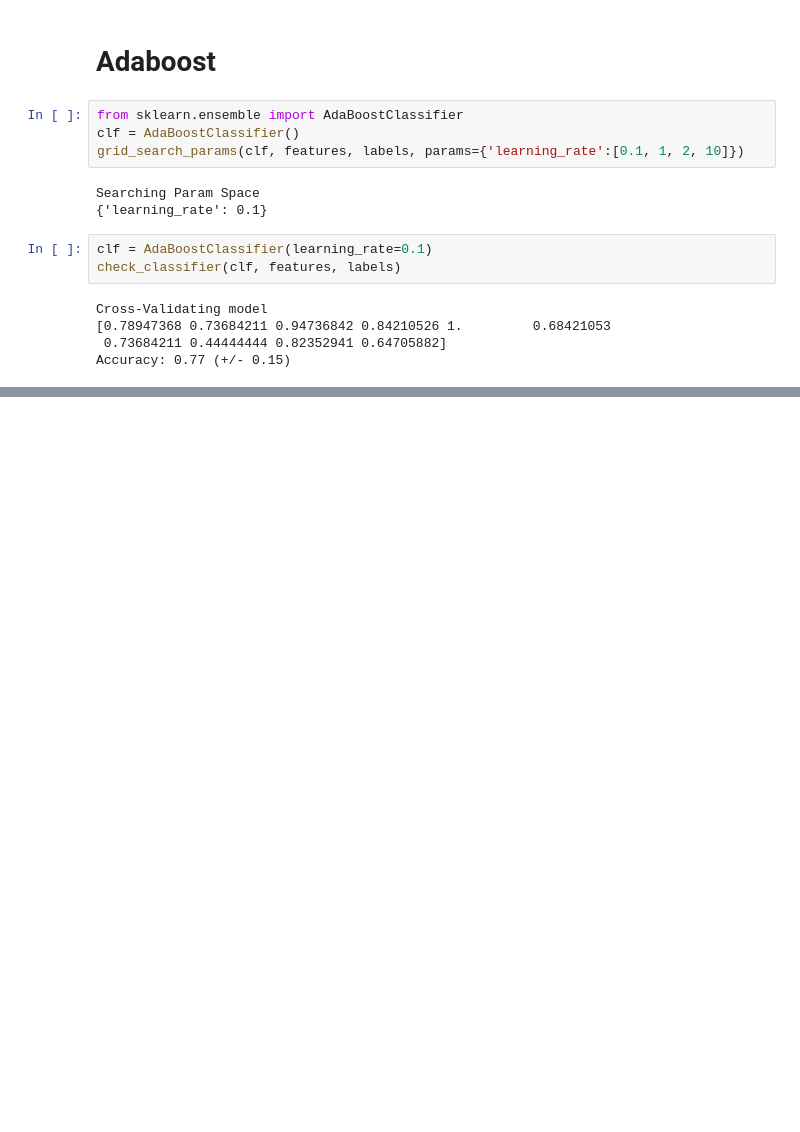
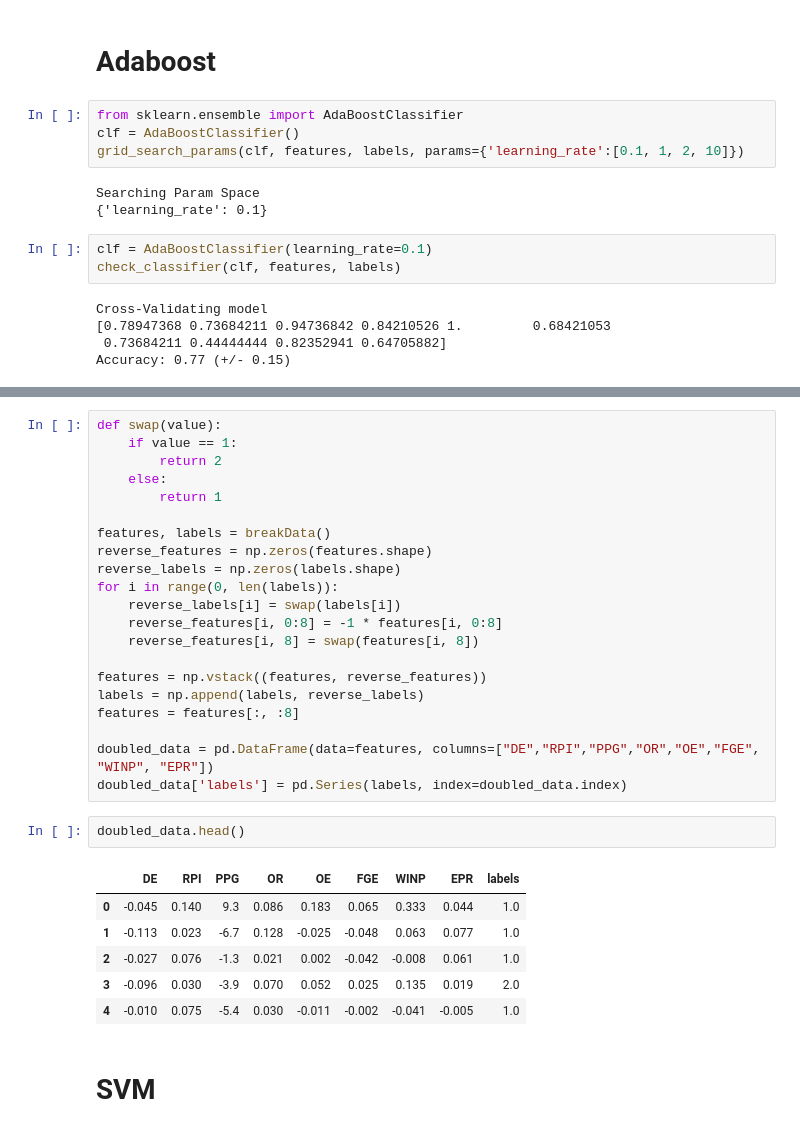
Before and after one commit to aparande/March-Madness, a Jupyter notebook: Analysis.ipynb, the cells around one changed output, grey strips where cells are left out. Drawn from its saved outputs; the diff is of its cells as text; blank space fills up the shorter version.

```diff
--- a/Analysis.ipynb
+++ b/Analysis.ipynb
@@ -366,0 +460,32 @@ Accuracy: 0.77 (+/- 0.15)
+# %%
+def swap(value):
+    if value == 1:
+        return 2
+    else:
+        return 1
+
+features, labels = breakData()
+reverse_features = np.zeros(features.shape)
+reverse_labels = np.zeros(labels.shape)
+for i in range(0, len(labels)):
+    reverse_labels[i] = swap(labels[i])
+    reverse_features[i, 0:8] = -1 * features[i, 0:8]
+    reverse_features[i, 8] = swap(features[i, 8])
+
+features = np.vstack((features, reverse_features))
+labels = np.append(labels, reverse_labels)
+features = features[:, :8]
+
+doubled_data = pd.DataFrame(data=features, columns=["DE","RPI","PPG","OR","OE","FGE", "WINP", "EPR"])
+doubled_data['labels'] = pd.Series(labels, index=doubled_data.index)
+# %%
+doubled_data.head()
+# %% [output]
+|  | DE | RPI | PPG | OR | OE | FGE | WINP | EPR | labels |
+| 0 | -0.045 | 0.140 | 9.3 | 0.086 | 0.183 | 0.065 | 0.333 | 0.044 | 1.0 |
+| 1 | -0.113 | 0.023 | -6.7 | 0.128 | -0.025 | -0.048 | 0.063 | 0.077 | 1.0 |
+| 2 | -0.027 | 0.076 | -1.3 | 0.021 | 0.002 | -0.042 | -0.008 | 0.061 | 1.0 |
+| 3 | -0.096 | 0.030 | -3.9 | 0.070 | 0.052 | 0.025 | 0.135 | 0.019 | 2.0 |
+| 4 | -0.010 | 0.075 | -5.4 | 0.030 | -0.011 | -0.002 | -0.041 | -0.005 | 1.0 |
+# %% [markdown]
+# SVM
```
Also changed, not shown: parts of 19 cells of this notebook, 4 other files.
